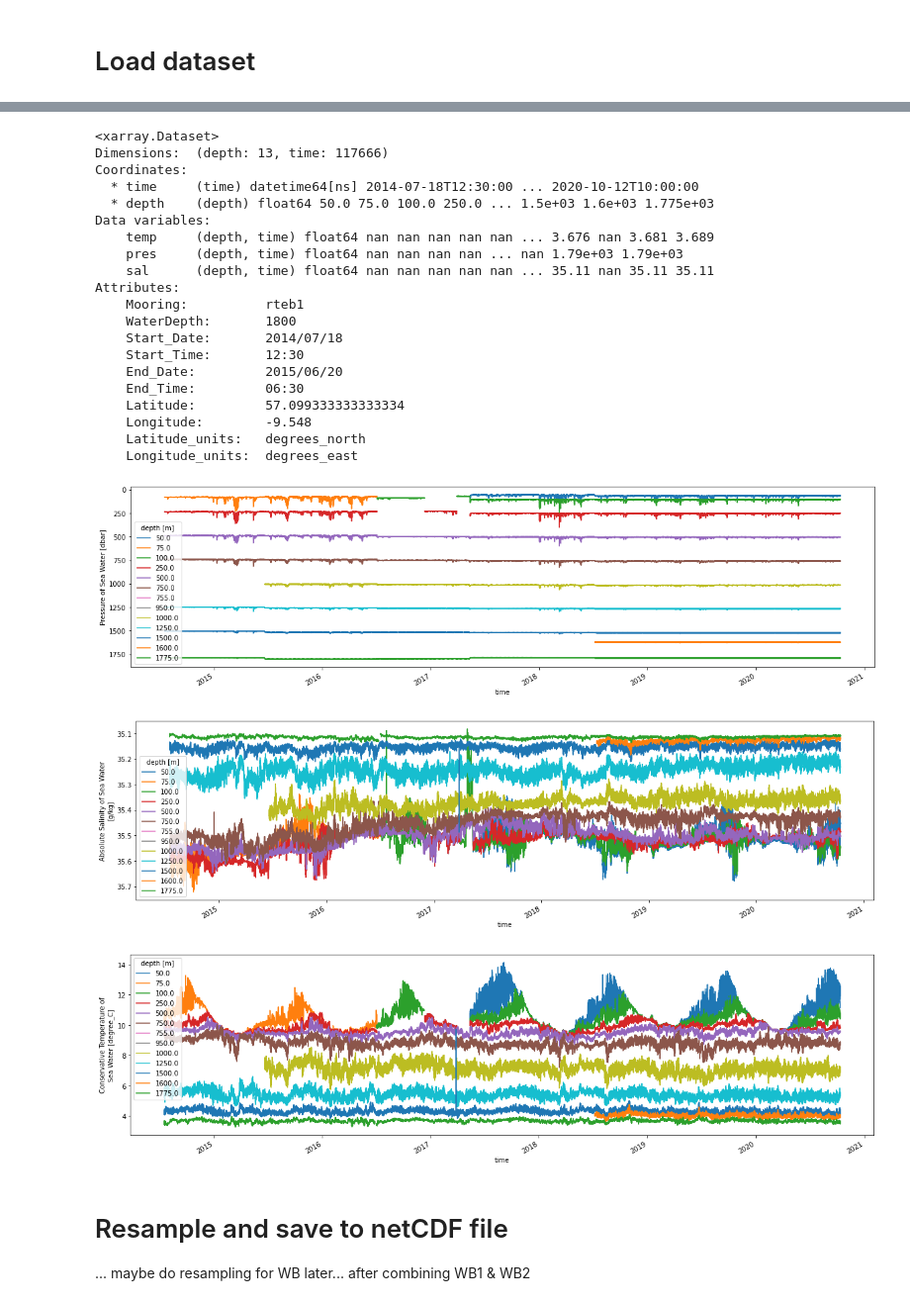
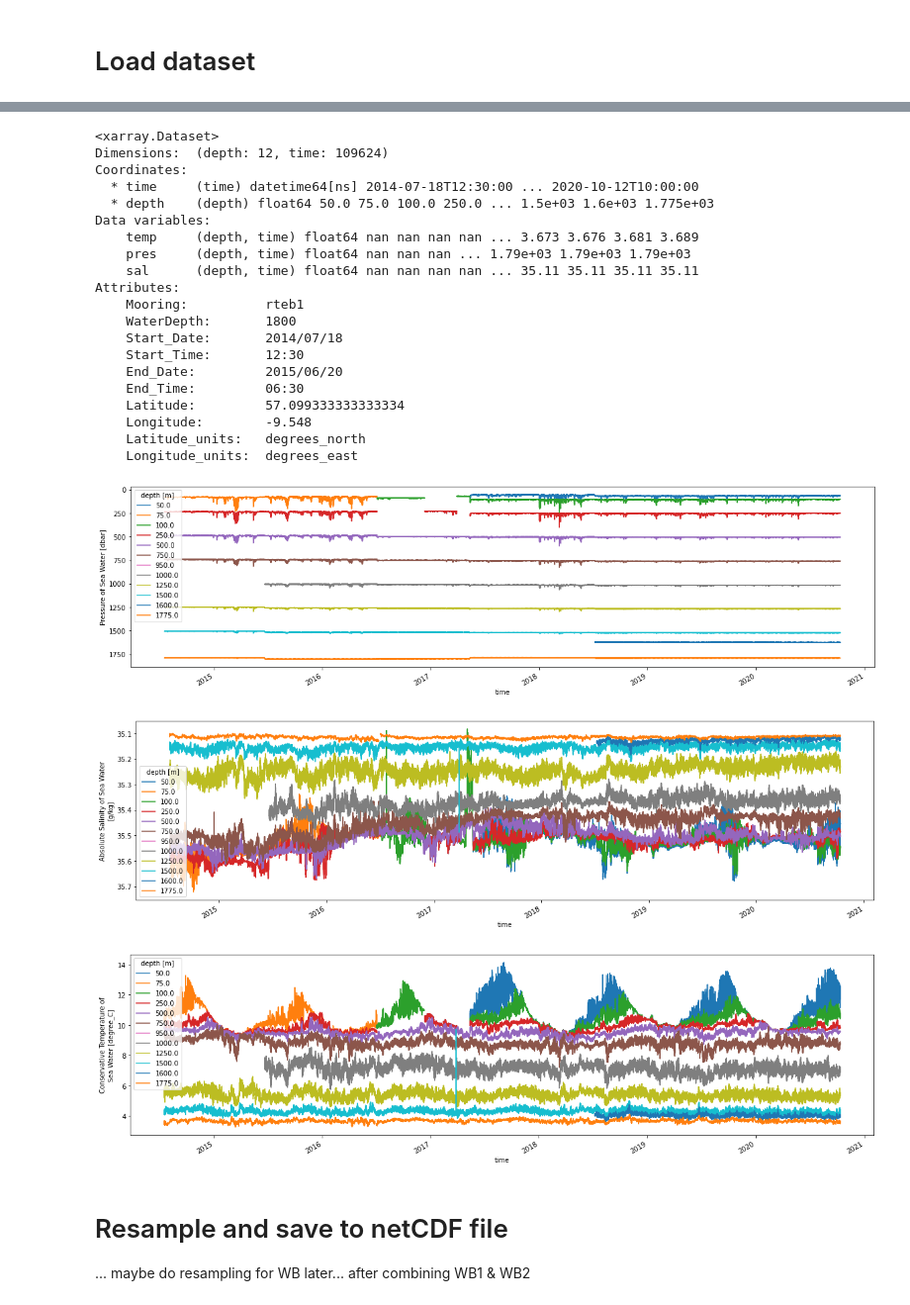
Before and after one commit to Marie-Louise-Korte/Rockall_Trough_MHW, a Jupyter notebook: Load_Mooring_Data.ipynb, the cells around one changed output, grey strips where cells are left out. Shown at 99% size. Saved outputs shown, nothing was run; the diff lists cells and outputs as text; code cells hidden in the pictures.

```diff
--- a/Load_Mooring_Data.ipynb
+++ b/Load_Mooring_Data.ipynb
@@ -186,12 +186,10 @@ def load_moor_data(data_path,moor,year):
 def load_eb_2016 (ds_16):
     ds_eb75=ds_16.sel(depth=75)
     ds_eb950=ds_16.sel(depth=950)
-    ds_eb755=ds_16.sel(depth=755)
     ds_eb1000=ds_16.sel(depth=1000)
     ds_eb1600=ds_16.sel(depth=1600)
 
     ds_16=ds_16.drop_sel(depth=[75])
-    ds_16=ds_16.drop_sel(depth=[755])
     ds_16=ds_16.drop_sel(depth=[950])
     ds_16=ds_16.drop_sel(depth=[1000])
     ds_16=ds_16.drop_sel(depth=[1600])
@@ -211,7 +209,7 @@ def load_eb_2016 (ds_16):
 
     ds_16 = ds_16.drop_sel(depth=[100])
 
-    ds_16 = xr.concat([ds_16, ds_eb75, ds_eb100, ds_eb250, ds_eb755, ds_eb950, ds_eb1000, ds_eb1600], dim='depth')
+    ds_16 = xr.concat([ds_16, ds_eb75, ds_eb100, ds_eb250, ds_eb950, ds_eb1000, ds_eb1600], dim='depth')
     ds_16 = ds_16.sortby(ds_16.depth)
 
     dummy = ds_16
@@ -248,14 +246,14 @@ Wall time: 17min 2s
 ds
 # %% [output]
 <xarray.Dataset>
-Dimensions:  (depth: 13, time: 117666)
+Dimensions:  (depth: 12, time: 109624)
 Coordinates:
   * time     (time) datetime64[ns] 2014-07-18T12:30:00 ... 2020-10-12T10:00:00
   * depth    (depth) float64 50.0 75.0 100.0 250.0 ... 1.5e+03 1.6e+03 1.775e+03
 Data variables:
-    temp     (depth, time) float64 nan nan nan nan nan ... 3.676 nan 3.681 3.689
-    pres     (depth, time) float64 nan nan nan nan ... nan 1.79e+03 1.79e+03
-    sal      (depth, time) float64 nan nan nan nan nan ... 35.11 nan 35.11 35.11
+    temp     (depth, time) float64 nan nan nan nan ... 3.673 3.676 3.681 3.689
+    pres     (depth, time) float64 nan nan nan ... 1.79e+03 1.79e+03 1.79e+03
+    sal      (depth, time) float64 nan nan nan nan ... 35.11 35.11 35.11 35.11
 Attributes:
     Mooring:          rteb1
     WaterDepth:       1800
@@ -269,12 +267,12 @@ Attributes:
     Longitude_units:  degrees_east
 # %%
 ds.pres.plot.line(x='time',figsize=(20,5), yincrease=False);
-ds.sal.plot.line(x='time',figsize=(20,5), yincrease=False);
+ds.sal.plot.line(x='time',figsize=(20,5));
 ds.temp.plot.line(x='time',figsize=(20,5));
 # %% [output]
-[figure, old version]
+[figure, new version]
-[figure, old version]
+[figure, new version]
-[figure, old version]
+[figure, new version]
 # %% [markdown]
 # Resample and save to netCDF file
 ... maybe do resampling for WB later... after combining WB1 & WB2
```
Also changed, not shown: parts of 1 cell of this notebook.
